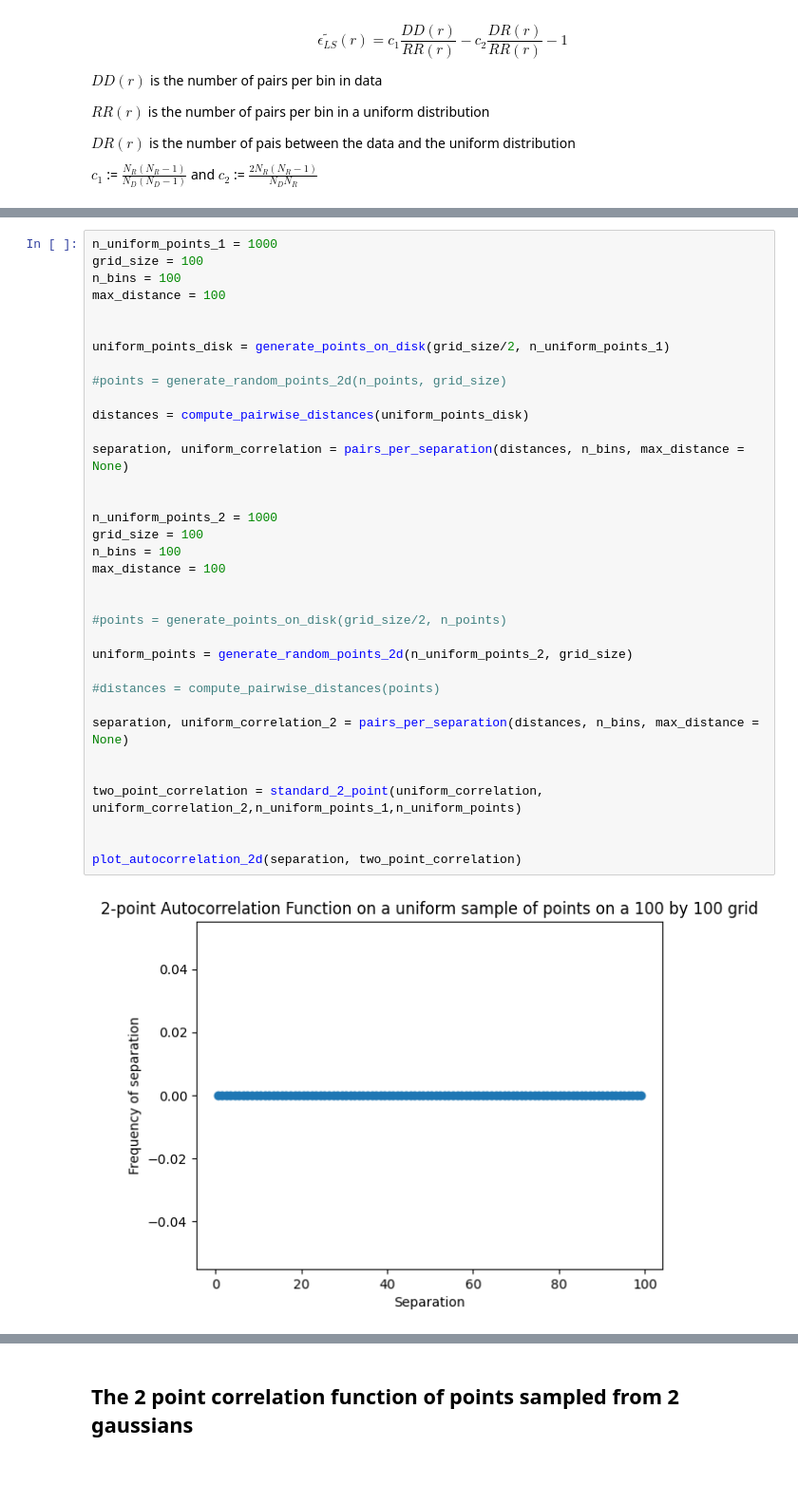
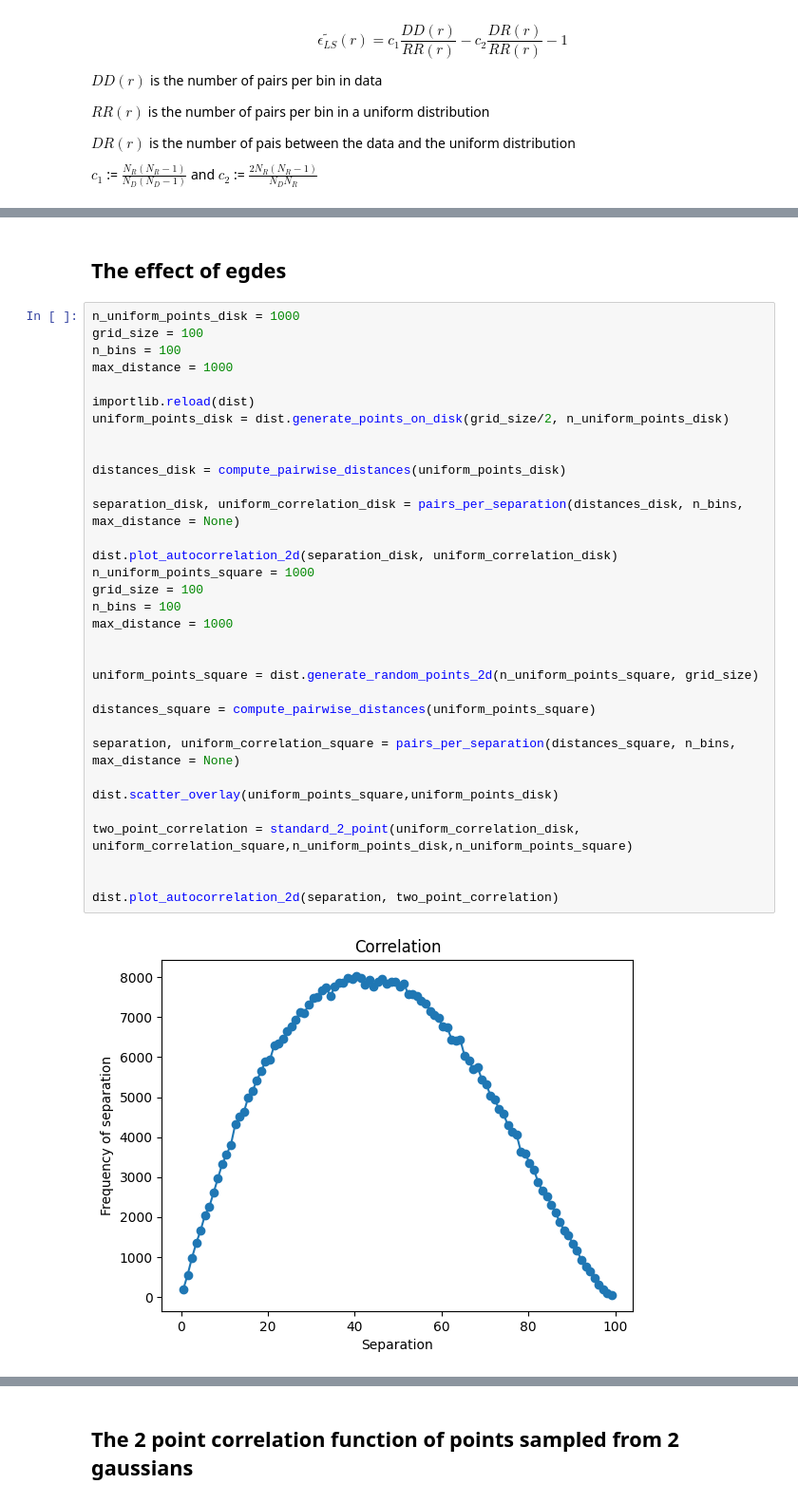
Before and after one commit to Koketsoc137/spectra_for_features, a Jupyter notebook: Power_spectrum.ipynb, the cells around one changed output, grey strips where cells are left out. Shown at 95% size. Saved outputs shown, nothing was run; the diff lists cells and outputs as text; blank space fills up the shorter version.

```diff
--- a/Power_spectrum.ipynb
+++ b/Power_spectrum.ipynb
@@ -134,37 +121,37 @@ def plot_autocorrelation_2d(separation, correlation):
+# %% [markdown]
+## The effect of egdes
 # %%
-n_uniform_points_1 = 1000
+n_uniform_points_disk = 1000
 grid_size = 100
 n_bins = 100
-max_distance = 100
+max_distance = 1000
+
+importlib.reload(dist)
+uniform_points_disk = dist.generate_points_on_disk(grid_size/2, n_uniform_points_disk)
 
 
-uniform_points_disk = generate_points_on_disk(grid_size/2, n_uniform_points_1)
+distances_disk = compute_pairwise_distances(uniform_points_disk)
 
-#points = generate_random_points_2d(n_points, grid_size)
+separation_disk, uniform_correlation_disk = pairs_per_separation(distances_disk, n_bins, max_distance = None)
 
-distances = compute_pairwise_distances(uniform_points_disk)
-
-separation, uniform_correlation = pairs_per_separation(distances, n_bins, max_distance = None)
+dist.plot_autocorrelation_2d(separation_disk, uniform_correlation_disk)
+n_uniform_points_square = 1000
+grid_size = 100
+n_bins = 100
+max_distance = 1000
 
 
-n_uniform_points_2 = 1000
-grid_size = 100
-n_bins = 100
-max_distance = 100
+uniform_points_square = dist.generate_random_points_2d(n_uniform_points_square, grid_size)
+
+distances_square = compute_pairwise_distances(uniform_points_square)
+
+separation, uniform_correlation_square = pairs_per_separation(distances_square, n_bins, max_distance = None)
+
+dist.scatter_overlay(uniform_points_square,uniform_points_disk)
+
+two_point_correlation = standard_2_point(uniform_correlation_disk, uniform_correlation_square,n_uniform_points_disk,n_uniform_points_square)
 
 
-#points = generate_points_on_disk(grid_size/2, n_points)
-
-uniform_points = generate_random_points_2d(n_uniform_points_2, grid_size)
-
-#distances = compute_pairwise_distances(points)
-
-separation, uniform_correlation_2 = pairs_per_separation(distances, n_bins, max_distance = None)
-
-
-two_point_correlation = standard_2_point(uniform_correlation, uniform_correlation_2,n_uniform_points_1,n_uniform_points)
-
-
-plot_autocorrelation_2d(separation, two_point_correlation)
+dist.plot_autocorrelation_2d(separation, two_point_correlation)
 # %% [output]
-[figure, old version]
+[figure, new version]
```
Also changed, not shown: parts of 9 cells of this notebook, 1 other file.
